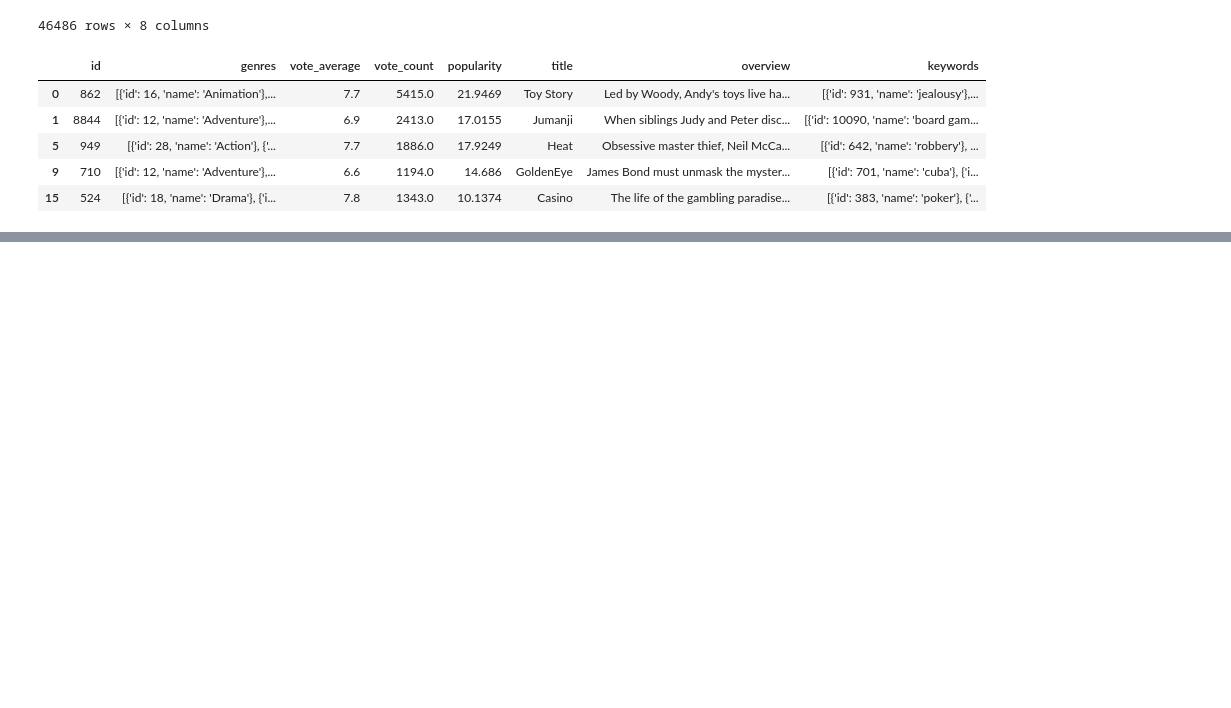
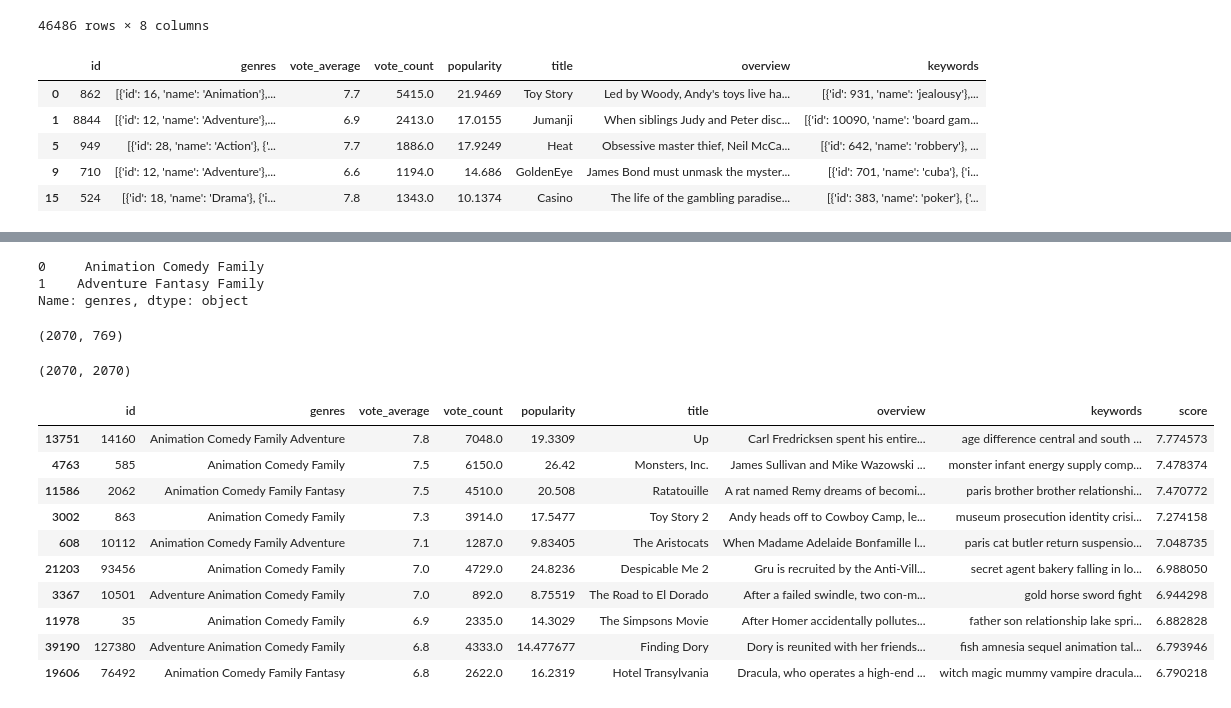
Before and after one commit to algo2000/ml-dl, a Jupyter notebook: 개인 공부/Recommend System/content_based_filtering.ipynb, the cells around one changed output, grey strips where cells are left out. Saved outputs shown, nothing was run; the diff lists cells and outputs as text; code cells hidden in the pictures; blank space fills up the shorter version.

```diff
--- a/개인 공부/Recommend System/content_based_filtering.ipynb
+++ b/개인 공부/Recommend System/content_based_filtering.ipynb
@@ -84,0 +128,44 @@ data.shape
+# %%
+data.genres.head(2)
+# %% [output]
+0     Animation Comedy Family
+1    Adventure Fantasy Family
+Name: genres, dtype: object
+# %%
+from sklearn.feature_extraction.text import CountVectorizer
+count_vector = CountVectorizer(ngram_range=(1, 3))
+# %%
+c_vector_genres = count_vector.fit_transform(data['genres'])
+# %%
+c_vector_genres.shape
+# %% [output]
+(2070, 769)
+# %%
+from sklearn.metrics.pairwise import cosine_similarity
+gerne_c_sim = cosine_similarity(c_vector_genres, c_vector_genres).argsort()[:, ::-1]
+# %%
+gerne_c_sim.shape
+# %% [output]
+(2070, 2070)
+# %%
+def get_recommend_movie_list(df, movie_title, top=30):
+    target_movie_index = df[df['title'] == movie_title].index.values
+    sim_index = gerne_c_sim[target_movie_index, :top].reshape(-1)
+    sim_index = sim_index[sim_index != target_movie_index]
+
+    result = df.iloc[sim_index].sort_values('score', ascending=False)[:10]
+    return result
+# %%
+get_recommend_movie_list(data, movie_title="Toy Story")
+# %% [output]
+|  | id | genres | vote_average | vote_count | popularity | title | overview | keywords | score |
+| 13751 | 14160 | Animation Comedy Family Adventure | 7.8 | 7048.0 | 19.3309 | Up | Carl Fredricksen spent his entire... | age difference central and south ... | 7.774573 |
+| 4763 | 585 | Animation Comedy Family | 7.5 | 6150.0 | 26.42 | Monsters, Inc. | James Sullivan and Mike Wazowski ... | monster infant energy supply comp... | 7.478374 |
+| 11586 | 2062 | Animation Comedy Family Fantasy | 7.5 | 4510.0 | 20.508 | Ratatouille | A rat named Remy dreams of becomi... | paris brother brother relationshi... | 7.470772 |
+| 3002 | 863 | Animation Comedy Family | 7.3 | 3914.0 | 17.5477 | Toy Story 2 | Andy heads off to Cowboy Camp, le... | museum prosecution identity crisi... | 7.274158 |
+| 608 | 10112 | Animation Comedy Family Adventure | 7.1 | 1287.0 | 9.83405 | The Aristocats | When Madame Adelaide Bonfamille l... | paris cat butler return suspensio... | 7.048735 |
+| 21203 | 93456 | Animation Comedy Family | 7.0 | 4729.0 | 24.8236 | Despicable Me 2 | Gru is recruited by the Anti-Vill... | secret agent bakery falling in lo... | 6.988050 |
+| 3367 | 10501 | Adventure Animation Comedy Family | 7.0 | 892.0 | 8.75519 | The Road to El Dorado | After a failed swindle, two con-m... | gold horse sword fight | 6.944298 |
+| 11978 | 35 | Animation Comedy Family | 6.9 | 2335.0 | 14.3029 | The Simpsons Movie | After Homer accidentally pollutes... | father son relationship lake spri... | 6.882828 |
+| 39190 | 127380 | Adventure Animation Comedy Family | 6.8 | 4333.0 | 14.477677 | Finding Dory | Dory is reunited with her friends... | fish amnesia sequel animation tal... | 6.793946 |
+| 19606 | 76492 | Animation Comedy Family Fantasy | 6.8 | 2622.0 | 16.2319 | Hotel Transylvania | Dracula, who operates a high-end ... | witch magic mummy vampire dracula... | 6.790218 |
```
Also changed, not shown: parts of 9 cells of this notebook.
